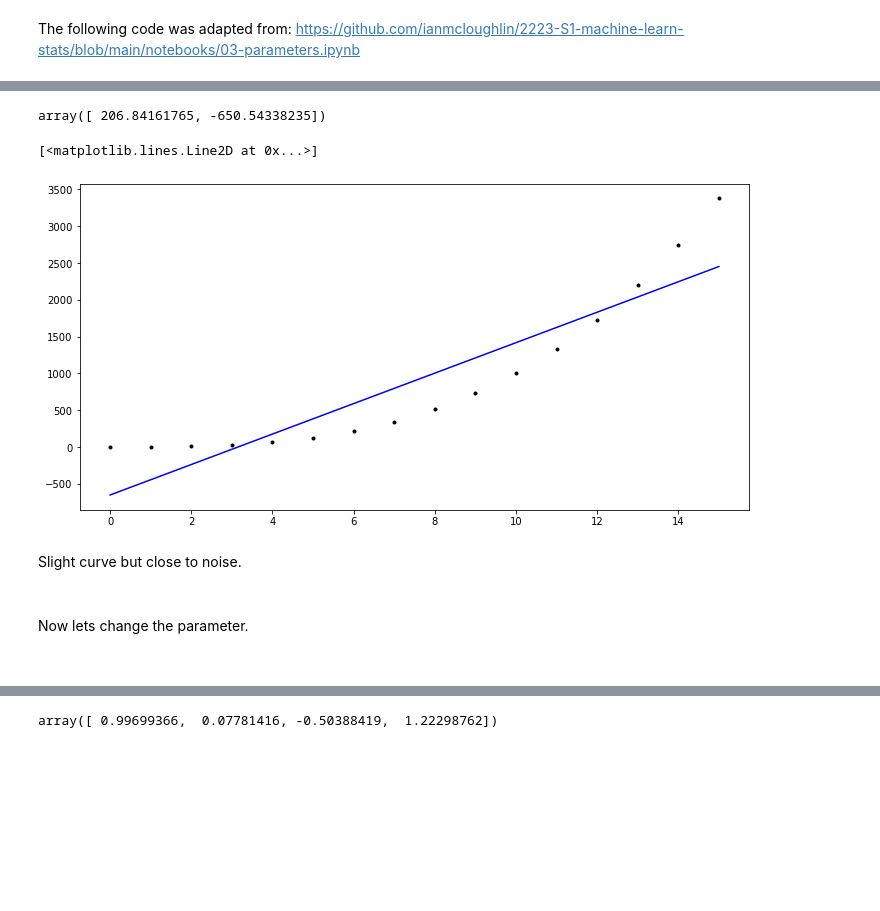
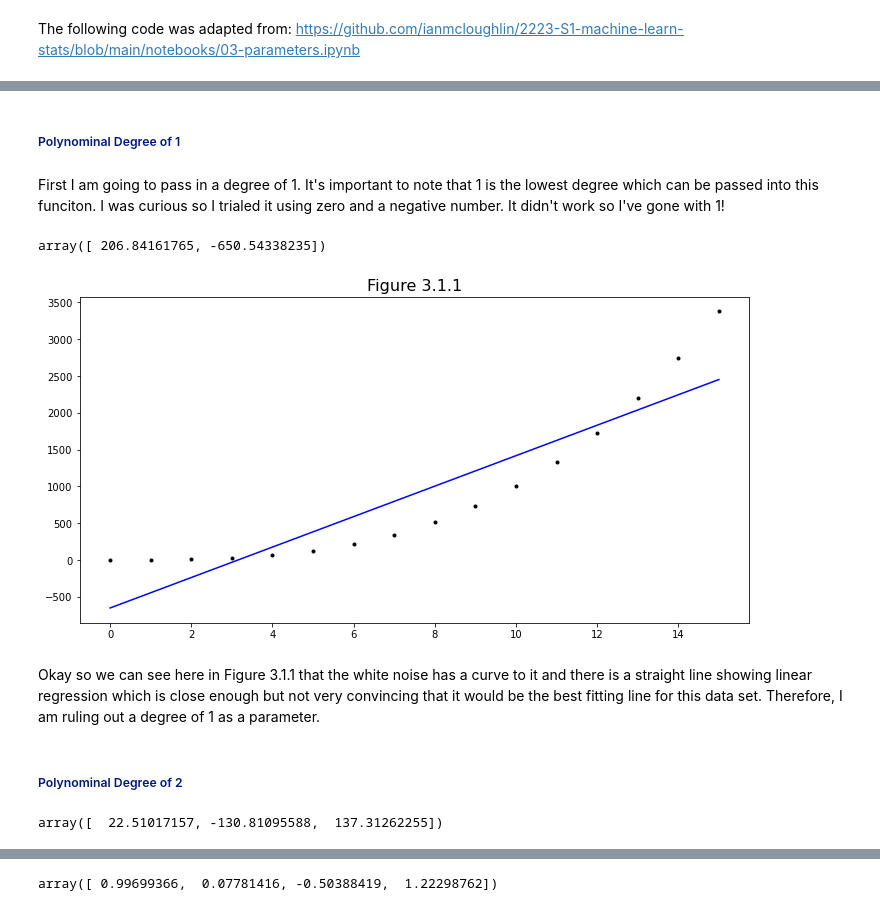
Before and after one commit to SarahMcN25/machine_stastics_assessment, a Jupyter notebook: practicals/03-parameters-exercises.ipynb, the cells around one changed output, grey strips where cells are left out. Saved outputs shown, nothing was run; the diff lists cells and outputs as text; code cells hidden in the pictures; blank space fills up the shorter version.

Commit message:
exercise 03 data set 1 updated and explainations added

```diff
--- a/practicals/03-parameters-exercises.ipynb
+++ b/practicals/03-parameters-exercises.ipynb
@@ -42,6 +59,10 @@ also maybe source a dumbed down version of what the function is etc...
 # DATA SET #1
 x = np.array([0.0, 1.0, 2.0, 3.0, 4.0, 5.0, 6.0, 7.0, 8.0, 9.0, 10.0, 11.0, 12.0, 13.0, 14.0, 15.0])
 y = np.array([1.3, 1.2, 9.4, 27.3, 63.1, 126.5, 217.3, 341.5, 512.8, 729.3, 1001.8, 1332.7, 1728.9, 2198.8, 2743.7, 3376.7])
+# %% [markdown]
+<h5 style="color: #001a79;">Polynominal Degree of 1</h5>
+# %% [markdown]
+First I am going to pass in a degree of 1. It's important to note that 1 is the lowest degree which can be passed into this funciton. I was curious so I trialed it using zero and a negative number. It didn't work so I've gone with 1!
 # %%
 # Use x and y to try to find the original parameters.
 params = np.polyfit(x, y, 1)
@@ -51,20 +72,24 @@ array([ 206.84161765, -650.54338235])
 # %%
 # Create a plot.
 fig, ax = plt.subplots(figsize=(12,6))
 
 # Plot x vs y.
 ax.plot(x, y, 'k.')
 
 # Plot x vs parameters on x.
 ax.plot(x, params[0] * x + params[1], 'b-')
+
+plt.title("Figure 3.1.1", size=16)
+plt.show()
 # %% [output]
-[<matplotlib.lines.Line2D at 0x...>]
-[figure, old version]
+[figure, new version]
 # %% [markdown]
-Slight curve but close to noise.
+Okay so we can see here in Figure 3.1.1 that the white noise has a curve to it and there is a straight line showing linear regression which is close enough but not very convincing that it would be the best fitting line for this data set. Therefore, I am ruling out a degree of 1 as a parameter.
 # %% [markdown]
-<br>
-
-Now lets change the parameter.
-
-<br>
+<h5 style="color: #001a79;">Polynominal Degree of 2</h5>
+# %%
+# Use x and y to try to find the original parameters.
+params = np.polyfit(x, y, 2)
+params
+# %% [output]
+array([  22.51017157, -130.81095588,  137.31262255])
```
Also changed, not shown: parts of 22 cells of this notebook, 1 other file.
